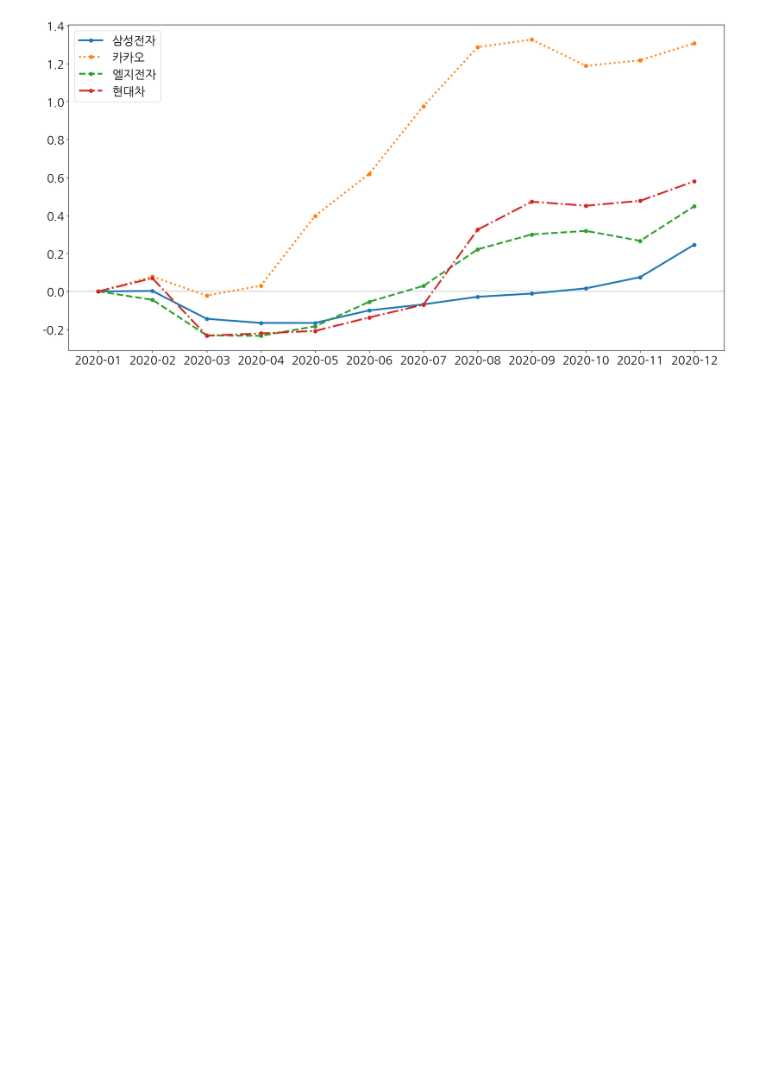
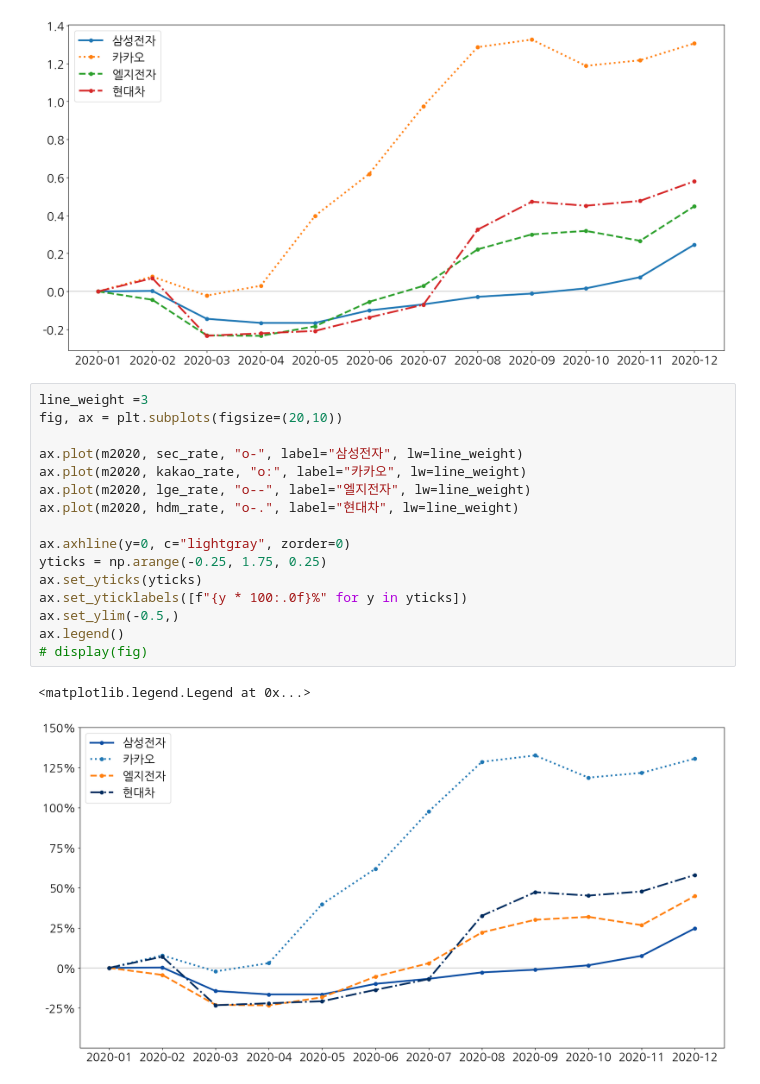
Before and after one commit to YimJeoYeol/e_commerce, a Jupyter notebook: visualization.ipynb, the cells around one changed output. Drawn from its saved outputs; the diff is of its cells as text; blank space fills up the shorter version.

```diff
--- a/visualization.ipynb
+++ b/visualization.ipynb
@@ -285,3 +285,22 @@ ax.axhline(y=0, c="lightgray", zorder=0)
 display(fig)
 # %% [output]
 [figure]
+# %%
+line_weight =3
+fig, ax = plt.subplots(figsize=(20,10))
+
+ax.plot(m2020, sec_rate, "o-", label="삼성전자", lw=line_weight)
+ax.plot(m2020, kakao_rate, "o:", label="카카오", lw=line_weight)
+ax.plot(m2020, lge_rate, "o--", label="엘지전자", lw=line_weight)
+ax.plot(m2020, hdm_rate, "o-.", label="현대차", lw=line_weight)
+
+ax.axhline(y=0, c="lightgray", zorder=0)
+yticks = np.arange(-0.25, 1.75, 0.25)
+ax.set_yticks(yticks)
+ax.set_yticklabels([f"{y * 100:.0f}%" for y in yticks])
+ax.set_ylim(-0.5,)
+ax.legend()
+# display(fig)
+# %% [output]
+<matplotlib.legend.Legend at 0x...>
+[figure, added]
```
Also changed, not shown: parts of 3 cells of this notebook.
